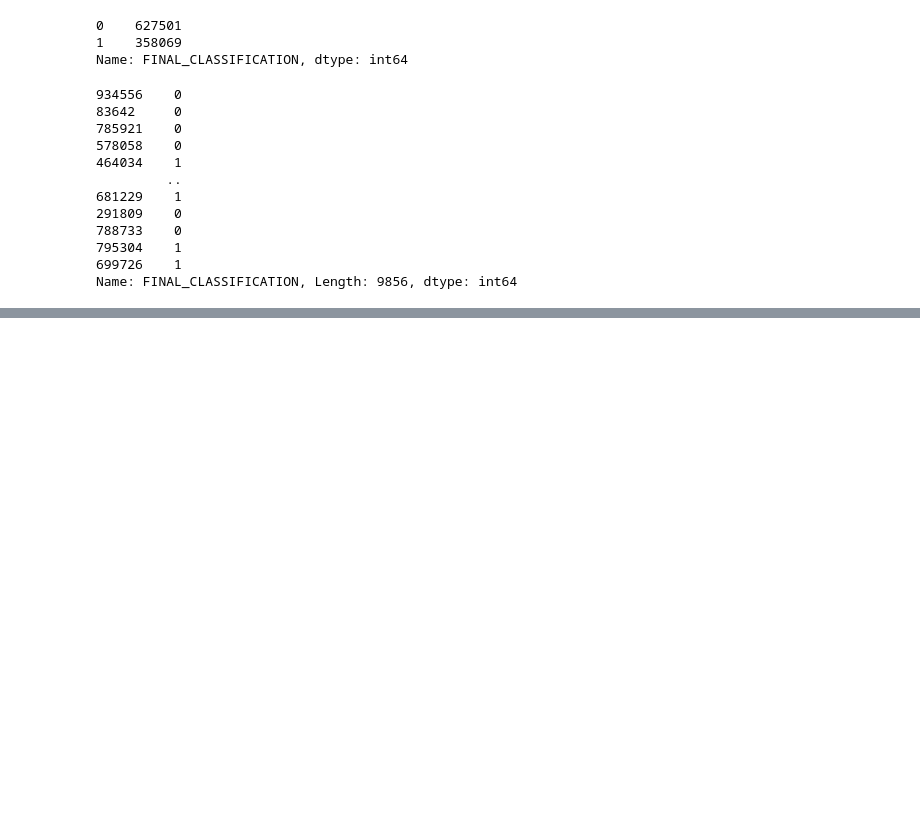
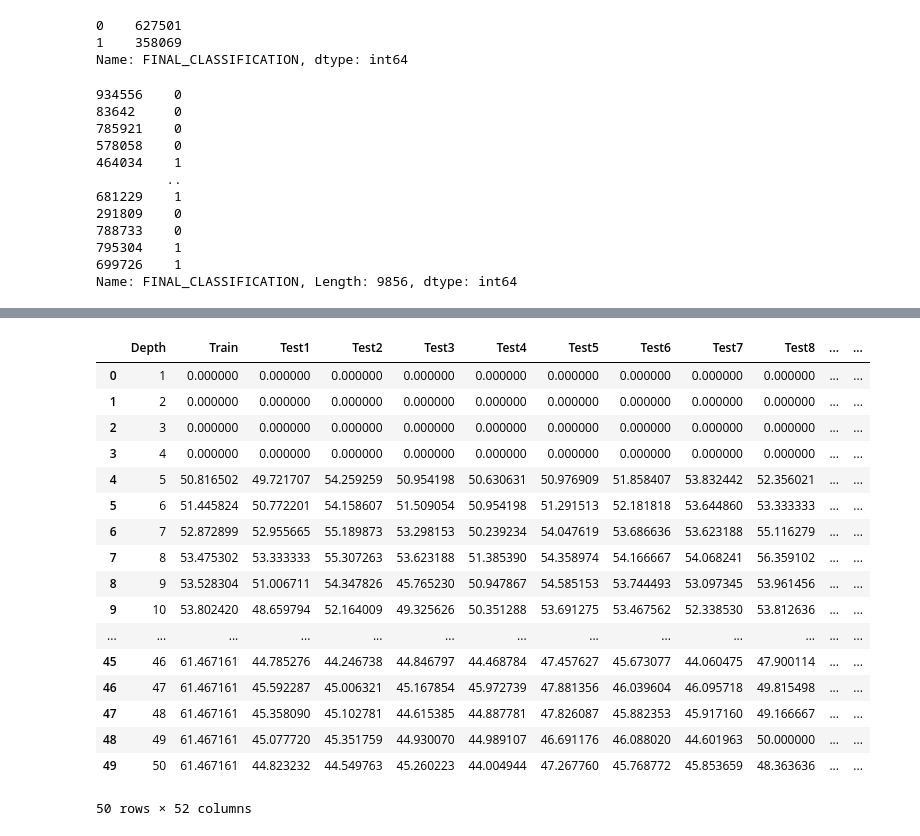
Before and after one commit to meenakshsundaram/AIML, a Jupyter notebook: DecisionTrees/src/covid19/preprocessing.ipynb, the cells around one changed output, grey strips where cells are left out. Cells and saved outputs as stored; diff of their text form; code cells hidden in the pictures; blank space fills up the shorter version.

```diff
--- a/DecisionTrees/src/covid19/preprocessing.ipynb
+++ b/DecisionTrees/src/covid19/preprocessing.ipynb
@@ -461,0 +563,21 @@ stat
+# %%
+precisionDf
+# %% [output]
+|  | Depth | Train | Test1 | Test2 | Test3 | Test4 | Test5 | Test6 | Test7 | Test8 | ... | ... |
+| 0 | 1 | 0.000000 | 0.000000 | 0.000000 | 0.000000 | 0.000000 | 0.000000 | 0.000000 | 0.000000 | 0.000000 | ... | ... |
+| 1 | 2 | 0.000000 | 0.000000 | 0.000000 | 0.000000 | 0.000000 | 0.000000 | 0.000000 | 0.000000 | 0.000000 | ... | ... |
+| 2 | 3 | 0.000000 | 0.000000 | 0.000000 | 0.000000 | 0.000000 | 0.000000 | 0.000000 | 0.000000 | 0.000000 | ... | ... |
+| 3 | 4 | 0.000000 | 0.000000 | 0.000000 | 0.000000 | 0.000000 | 0.000000 | 0.000000 | 0.000000 | 0.000000 | ... | ... |
+| 4 | 5 | 50.816502 | 49.721707 | 54.259259 | 50.954198 | 50.630631 | 50.976909 | 51.858407 | 53.832442 | 52.356021 | ... | ... |
+| 5 | 6 | 51.445824 | 50.772201 | 54.158607 | 51.509054 | 50.954198 | 51.291513 | 52.181818 | 53.644860 | 53.333333 | ... | ... |
+| 6 | 7 | 52.872899 | 52.955665 | 55.189873 | 53.298153 | 50.239234 | 54.047619 | 53.686636 | 53.623188 | 55.116279 | ... | ... |
+| 7 | 8 | 53.475302 | 53.333333 | 55.307263 | 53.623188 | 51.385390 | 54.358974 | 54.166667 | 54.068241 | 56.359102 | ... | ... |
+| 8 | 9 | 53.528304 | 51.006711 | 54.347826 | 45.765230 | 50.947867 | 54.585153 | 53.744493 | 53.097345 | 53.961456 | ... | ... |
+| 9 | 10 | 53.802420 | 48.659794 | 52.164009 | 49.325626 | 50.351288 | 53.691275 | 53.467562 | 52.338530 | 53.812636 | ... | ... |
+| ... | ... | ... | ... | ... | ... | ... | ... | ... | ... | ... | ... | ... |
+| 45 | 46 | 61.467161 | 44.785276 | 44.246738 | 44.846797 | 44.468784 | 47.457627 | 45.673077 | 44.060475 | 47.900114 | ... | ... |
+| 46 | 47 | 61.467161 | 45.592287 | 45.006321 | 45.167854 | 45.972739 | 47.881356 | 46.039604 | 46.095718 | 49.815498 | ... | ... |
+| 47 | 48 | 61.467161 | 45.358090 | 45.102781 | 44.615385 | 44.887781 | 47.826087 | 45.882353 | 45.917160 | 49.166667 | ... | ... |
+| 48 | 49 | 61.467161 | 45.077720 | 45.351759 | 44.930070 | 44.989107 | 46.691176 | 46.088020 | 44.601963 | 50.000000 | ... | ... |
+| 49 | 50 | 61.467161 | 44.823232 | 44.549763 | 45.260223 | 44.004944 | 47.267760 | 45.768772 | 45.853659 | 48.363636 | ... | ... |
+50 rows × 52 columns
```
Also changed, not shown: parts of 13 cells of this notebook, 3 other files.
